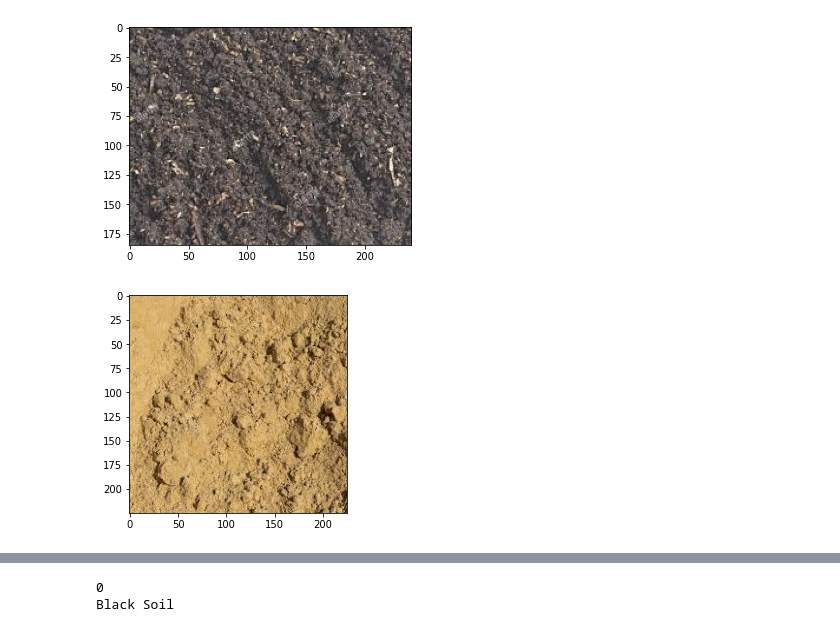
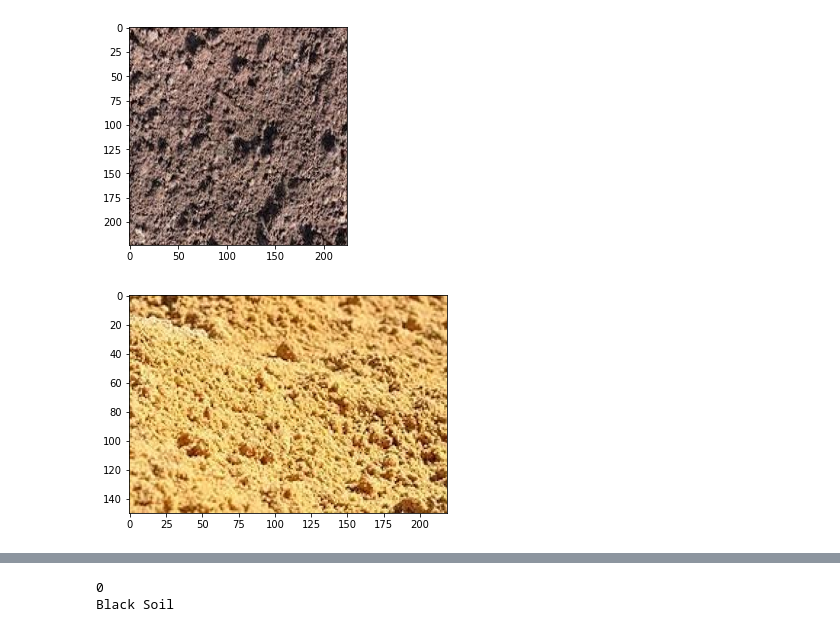
Before and after one commit to souvik0306/Soil-Type-Classification, a Jupyter notebook: soil.ipynb, the cells around one changed output, grey strips where cells are left out. Saved outputs shown, nothing was run; the diff lists cells and outputs as text; code cells hidden in the pictures.

```diff
--- a/soil.ipynb
+++ b/soil.ipynb
@@ -43,17 +43,17 @@ from PIL import Image
 import matplotlib.image as mpimg
 import cv2
 # %%
-img = mpimg.imread(r'train\combined\Black_Soil_0.jpg')
+img = mpimg.imread(r'train\combined\Black_Soil_ (1).jpg')
 imgplot = plt.imshow(img)
 plt.show()
 # %% [output]
-[figure, old version]
+[figure, new version]
 # %%
-img = mpimg.imread(r'train\combined\Yellow_Soil_0.jpg')
+img = mpimg.imread(r'train\combined\Yellow_Soil_ (1).jpg')
 imgplot = plt.imshow(img)
 plt.show()
 # %% [output]
-[figure, old version]
+[figure, new version]
 # %%
 filenames = os.listdir('train/combined')
 # %%
```
Also changed, not shown: parts of 18 cells of this notebook, 1 other file.
